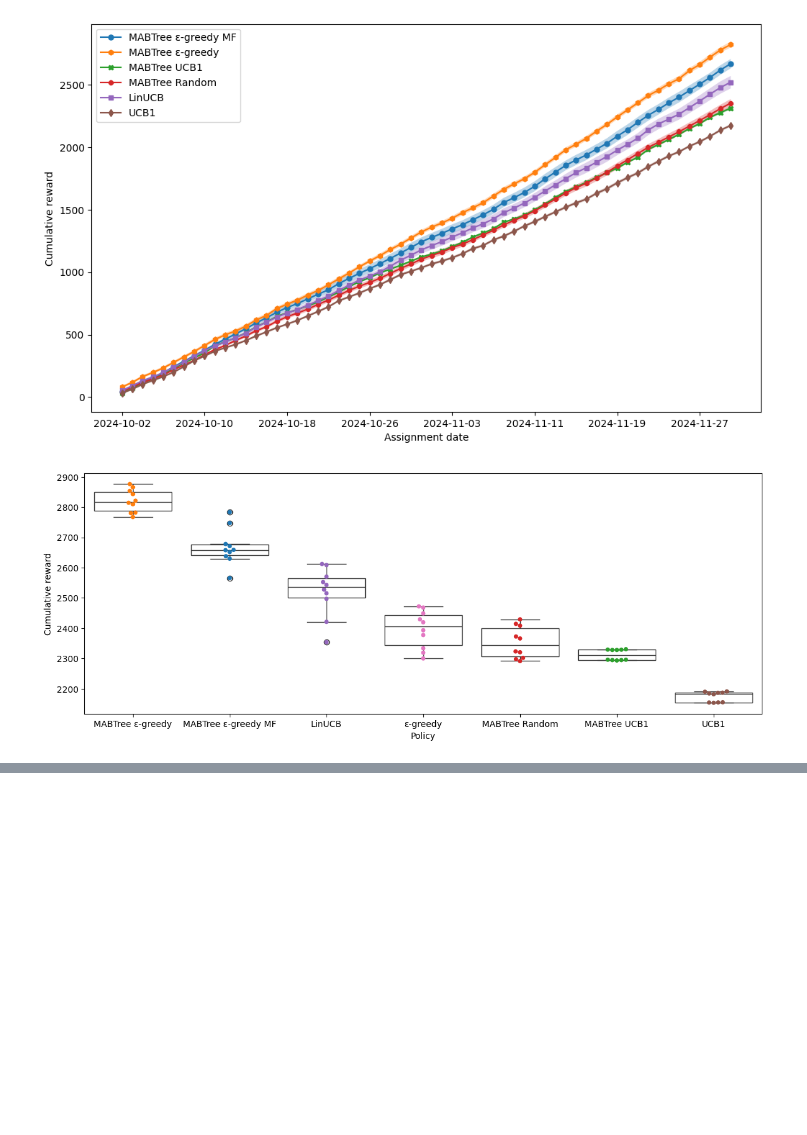
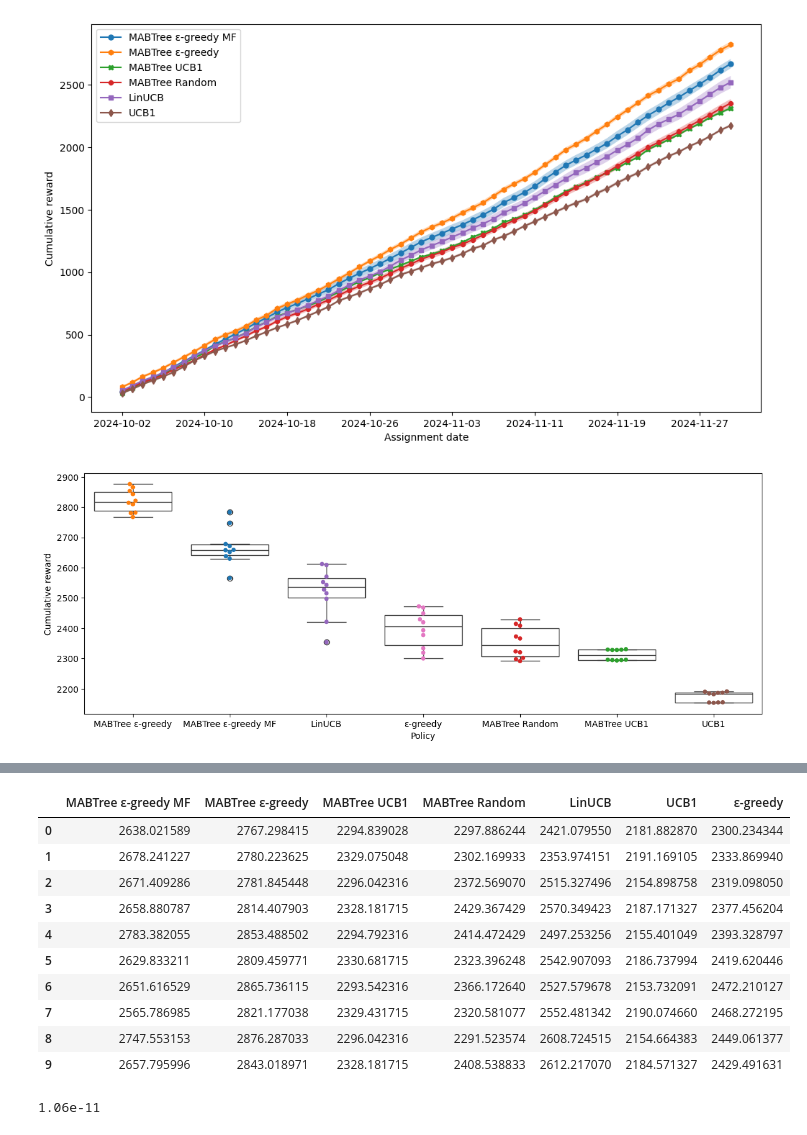
Before and after one commit to rik1599/recsys4good, a Jupyter notebook: evaluate.ipynb, the cells around one changed output, grey strips where cells are left out. Saved outputs shown, nothing was run; the diff lists cells and outputs as text; code cells hidden in the pictures; blank space fills up the shorter version.

```diff
--- a/evaluate.ipynb
+++ b/evaluate.ipynb
@@ -93,0 +60,21 @@ styled
+# %%
+final_cumulative_reward = final_cumulative_reward.reset_index(drop=True)
+final_cumulative_reward
+# %% [output]
+|  | MABTree ε-greedy MF | MABTree ε-greedy | MABTree UCB1 | MABTree Random | LinUCB | UCB1 | ε-greedy |
+| 0 | 2638.021589 | 2767.298415 | 2294.839028 | 2297.886244 | 2421.079550 | 2181.882870 | 2300.234344 |
+| 1 | 2678.241227 | 2780.223625 | 2329.075048 | 2302.169933 | 2353.974151 | 2191.169105 | 2333.869940 |
+| 2 | 2671.409286 | 2781.845448 | 2296.042316 | 2372.569070 | 2515.327496 | 2154.898758 | 2319.098050 |
+| 3 | 2658.880787 | 2814.407903 | 2328.181715 | 2429.367429 | 2570.349423 | 2187.171327 | 2377.456204 |
+| 4 | 2783.382055 | 2853.488502 | 2294.792316 | 2414.472429 | 2497.253256 | 2155.401049 | 2393.328797 |
+| 5 | 2629.833211 | 2809.459771 | 2330.681715 | 2323.396248 | 2542.907093 | 2186.737994 | 2419.620446 |
+| 6 | 2651.616529 | 2865.736115 | 2293.542316 | 2366.172640 | 2527.579678 | 2153.732091 | 2472.210127 |
+| 7 | 2565.786985 | 2821.177038 | 2329.431715 | 2320.581077 | 2552.481342 | 2190.074660 | 2468.272195 |
+| 8 | 2747.553153 | 2876.287033 | 2296.042316 | 2291.523574 | 2608.724515 | 2154.664383 | 2449.061377 |
+| 9 | 2657.795996 | 2843.018971 | 2328.181715 | 2408.538833 | 2612.217070 | 2184.571327 | 2429.491631 |
+# %%
+from scipy import stats
+
+print(f"{stats.kruskal(*[final_cumulative_reward[col] for col in final_cumulative_reward.columns]).pvalue:.2e}")
+# %% [output]
+1.06e-11
```
Also changed, not shown: parts of 9 cells of this notebook, 9 other files.
